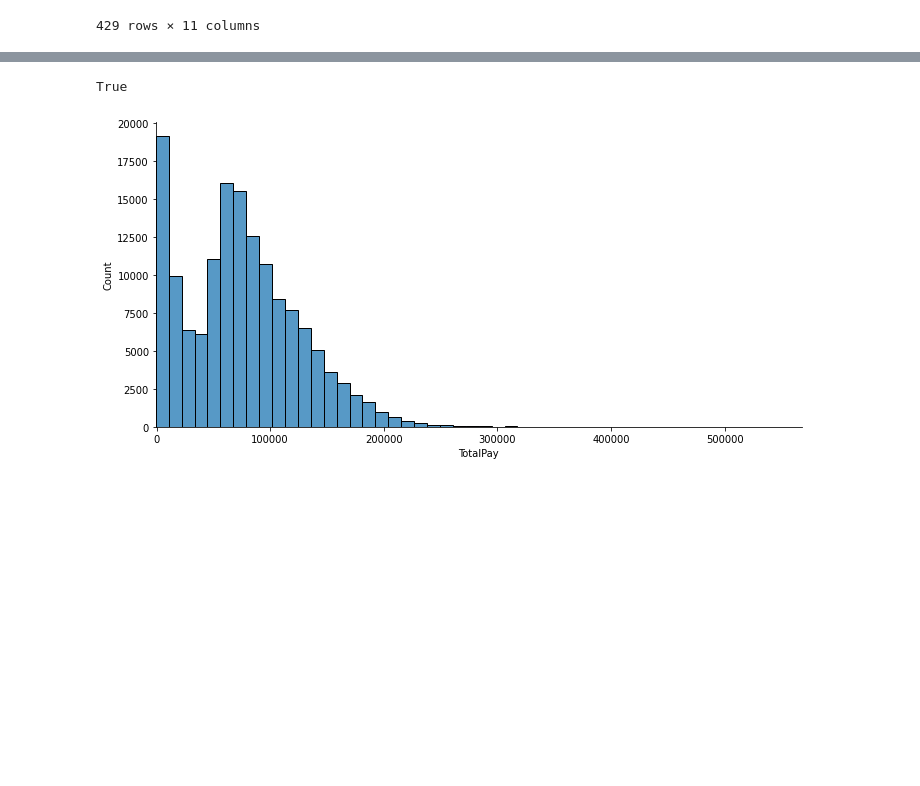
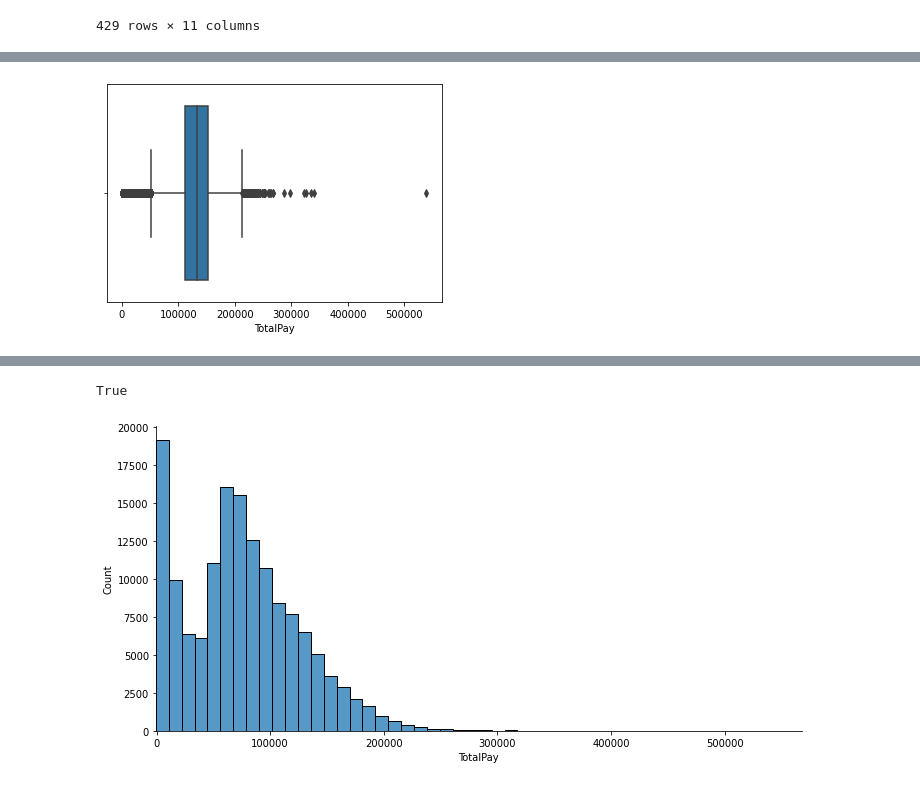
Before and after one commit to savitskaya-om/python, a Jupyter notebook: project/PROJECT.ipynb, the cells around one changed output, grey strips where cells are left out. Drawn from its saved outputs; the diff is of its cells as text; code cells hidden in the pictures; blank space fills up the shorter version.

```diff
--- a/project/PROJECT.ipynb
+++ b/project/PROJECT.ipynb
@@ -230,0 +251,5 @@ sal.iloc[idx1.intersection(idx2)]
+# %%
+sns.boxplot(sal.loc[sal.Profession == "police", 'TotalPay'])
+plt.show()
+# %% [output]
+[figure, added]
```
Also changed, not shown: parts of 11 cells of this notebook.
